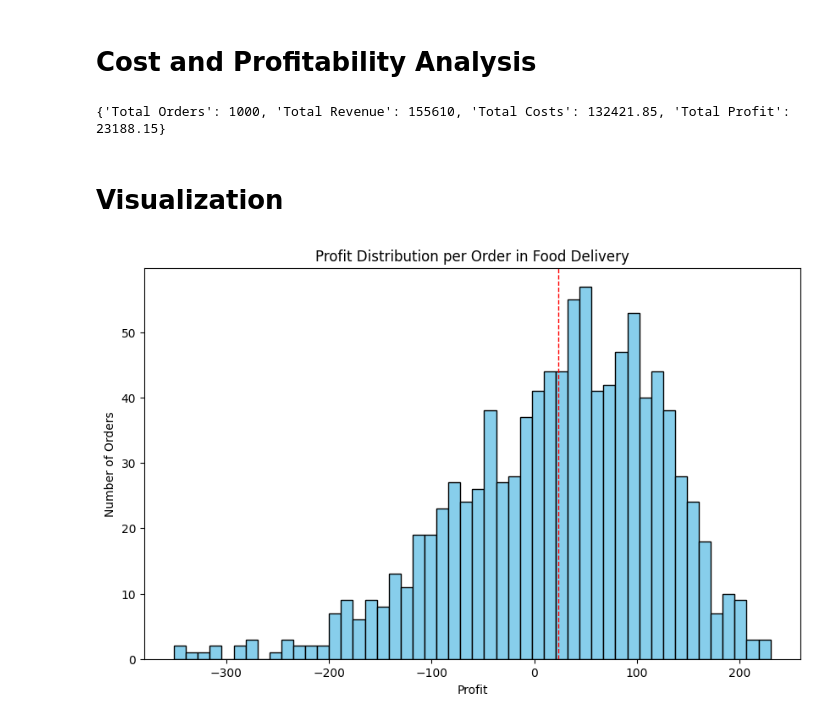
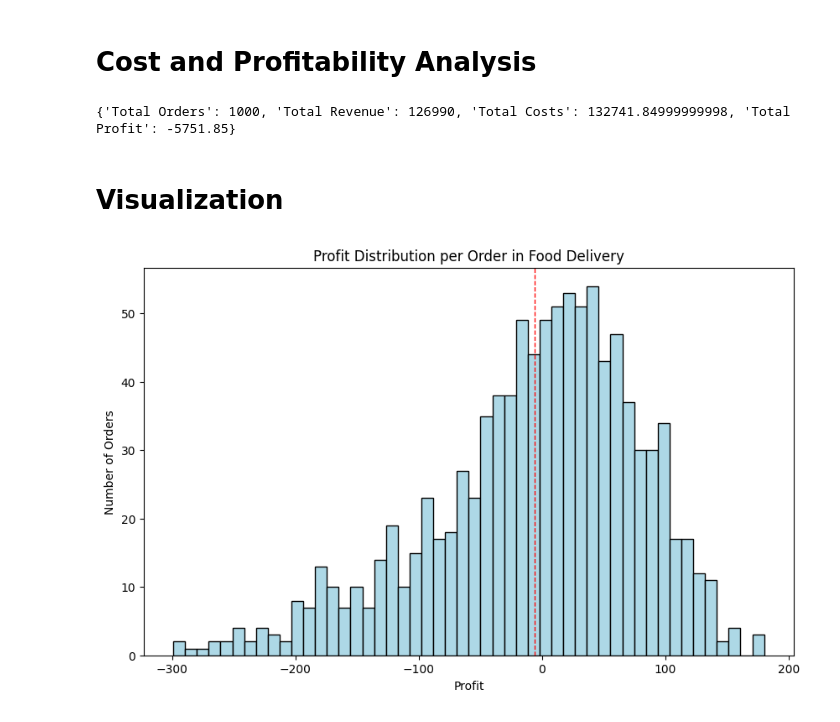
Before and after one commit to anhpham2003/food-delivery-profitability-analysis, a Jupyter notebook: delivery_analysis.ipynb, the cells around one changed output. Drawn from its saved outputs; the diff is of its cells as text; code cells hidden in the pictures.

```diff
--- a/delivery_analysis.ipynb
+++ b/delivery_analysis.ipynb
@@ -99,8 +100,8 @@ memory usage: 117.3+ KB
 #  Calculate total costs, revenue and profit for the platform
 food_orders['Total Costs'] = (food_orders['Payment Processing Fee']
                               + food_orders['Discount Amount']
-                              + food_orders['Refunds/Chargebacks'])
-food_orders['Revenue'] = food_orders['Commission Fee'] + food_orders['Delivery Fee']
+                              + food_orders['Delivery Fee'])
+food_orders['Revenue'] = food_orders['Commission Fee']
 food_orders['Profit'] = food_orders['Revenue'] - food_orders['Total Costs']
 # %%
 # Aggregate data to get overall metrics
@@ -117,18 +118,18 @@ overall_metrics = {
 }
 print(overall_metrics)
 # %% [output]
-{'Total Orders': 1000, 'Total Revenue': 155610, 'Total Costs': 132421.85, 'Total Profit': 23188.15}
+{'Total Orders': 1000, 'Total Revenue': 126990, 'Total Costs': 132741.84999999998, 'Total Profit': -5751.85}
 # %% [markdown]
 # Visualization
 # %%
 # Profit Distribution Per Order
 
 plt.figure(figsize=(10, 6))
-plt.hist(food_orders['Profit'], bins=50, color='skyblue', edgecolor='black')
+plt.hist(food_orders['Profit'], bins=50, color='lightblue', edgecolor='black')
 plt.title('Profit Distribution per Order in Food Delivery')
 plt.xlabel('Profit')
 plt.ylabel('Number of Orders')
 plt.axvline(food_orders['Profit'].mean(), color='red', linestyle='dashed', linewidth=1)
 plt.show()
 # %% [output]
-[figure, old version]
+[figure, new version]
```
Also changed, not shown: parts of 27 cells of this notebook.
